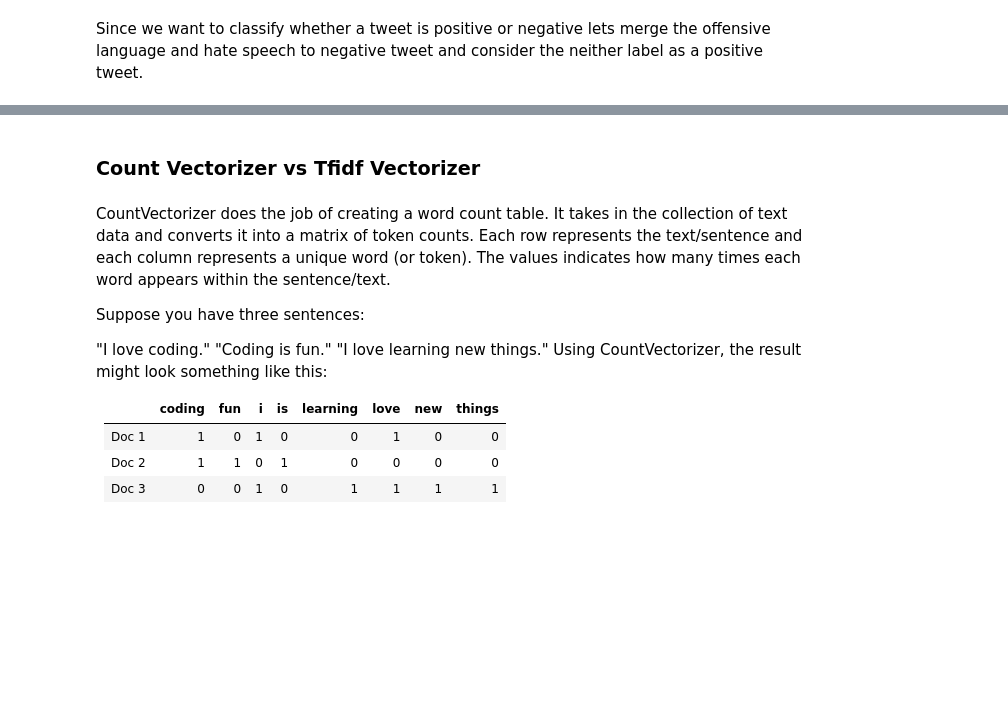
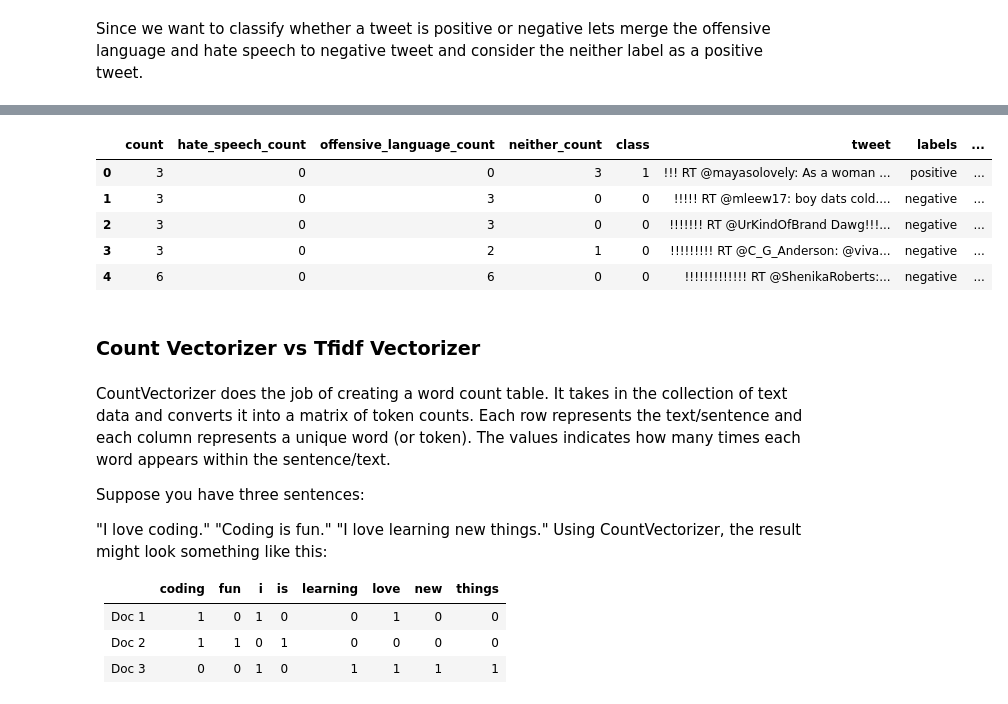
Before and after one commit to RajVarunn/nlp_sentimentanalysis, a Jupyter notebook: raj.ipynb, the cells around one changed output, grey strips where cells are left out. Cells and saved outputs as stored; diff of their text form; code cells hidden in the pictures; blank space fills up the shorter version.

```diff
--- a/raj.ipynb
+++ b/raj.ipynb
@@ -535,3 +555,14 @@ Since we want to classify whether a tweet is positive or negative lets merge the
+# %%
+class_labels = {0: 'negative', 1: 'positive'}
+df['labels'] = df['class'].map(class_labels)
+df.head()
+# %% [output]
+|  | count | hate_speech_count | offensive_language_count | neither_count | class | tweet | labels | ... |
+| 0 | 3 | 0 | 0 | 3 | 1 | !!! RT @mayasolovely: As a woman ... | positive | ... |
+| 1 | 3 | 0 | 3 | 0 | 0 | !!!!! RT @mleew17: boy dats cold.... | negative | ... |
+| 2 | 3 | 0 | 3 | 0 | 0 | !!!!!!! RT @UrKindOfBrand Dawg!!!... | negative | ... |
+| 3 | 3 | 0 | 2 | 1 | 0 | !!!!!!!!! RT @C_G_Anderson: @viva... | negative | ... |
+| 4 | 6 | 0 | 6 | 0 | 0 | !!!!!!!!!!!!! RT @ShenikaRoberts:... | negative | ... |
 # %% [markdown]
 ### Count Vectorizer vs Tfidf Vectorizer
 # %% [markdown]
```
Also changed, not shown: parts of 8 cells of this notebook.
